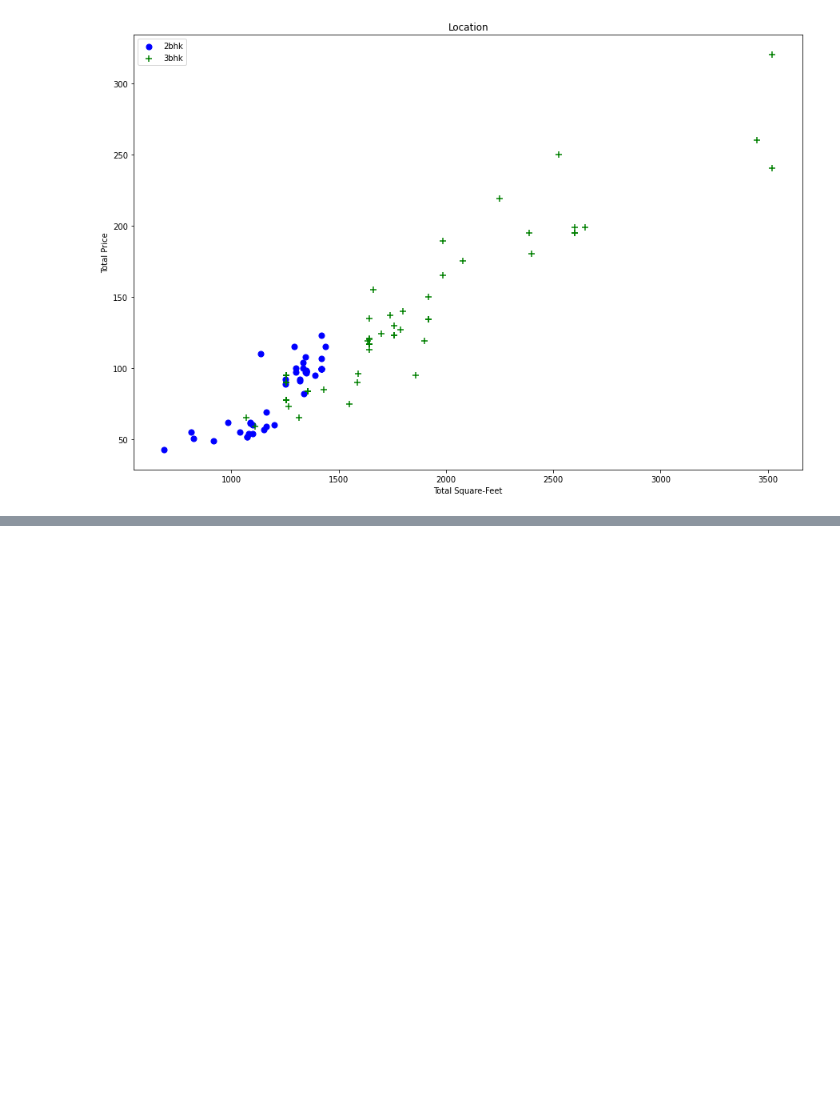
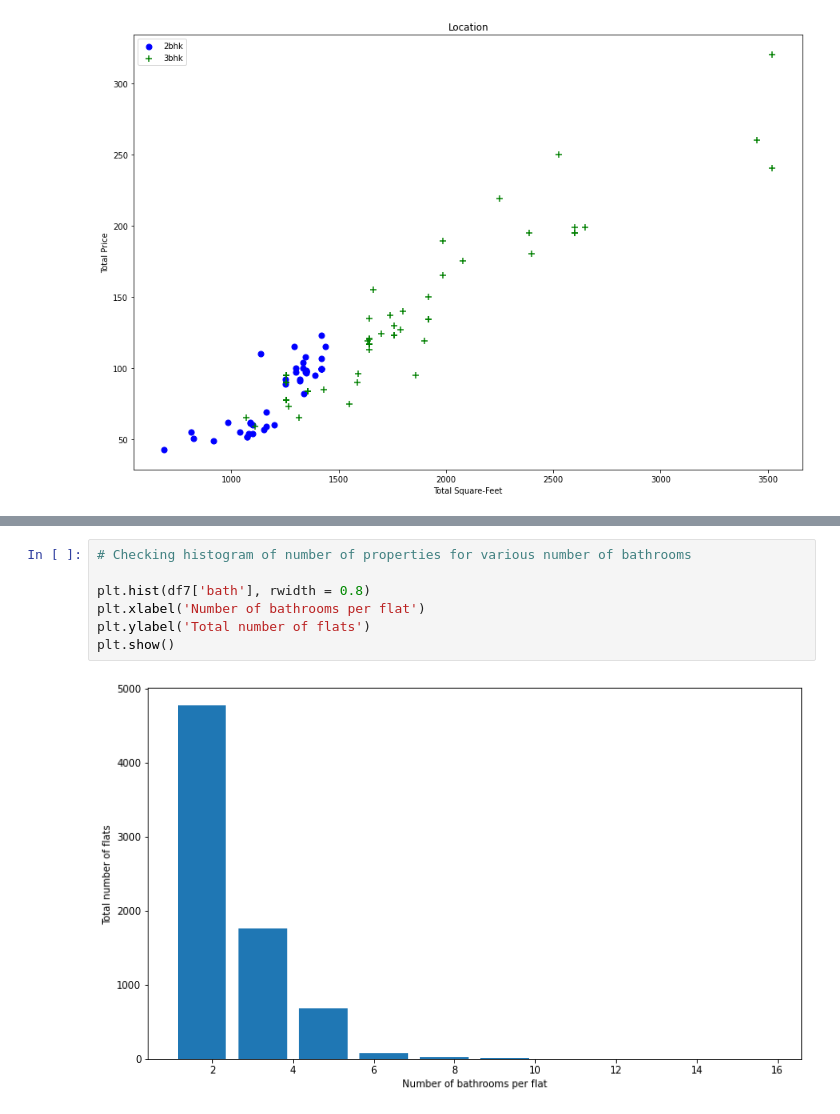
Before and after one commit to rohit-1026/House-Price-Prediction, a Jupyter notebook: House_Price_Pred.ipynb, the cells around one changed output, grey strips where cells are left out. Drawn from its saved outputs; the diff is of its cells as text; blank space fills up the shorter version.

```diff
--- a/House_Price_Pred.ipynb
+++ b/House_Price_Pred.ipynb
@@ -463,0 +522,9 @@ plot_scatter_chart(df6, 'Hebbal')
+# %%
+# Checking histogram of number of properties for various number of bathrooms
+
+plt.hist(df7['bath'], rwidth = 0.8)
+plt.xlabel('Number of bathrooms per flat')
+plt.ylabel('Total number of flats')
+plt.show()
+# %% [output]
+[figure, added]
```
Also changed, not shown: parts of 17 cells of this notebook.
